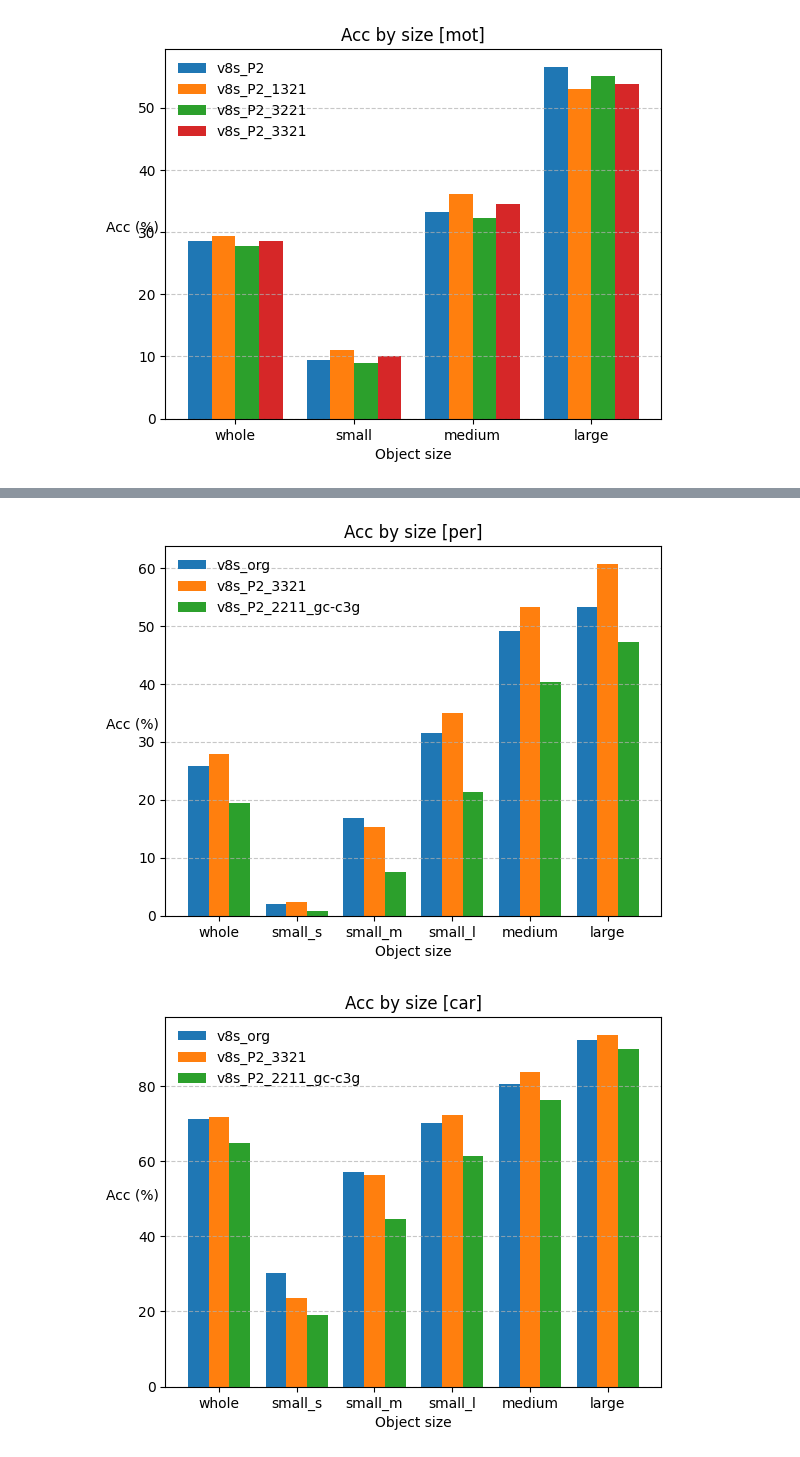
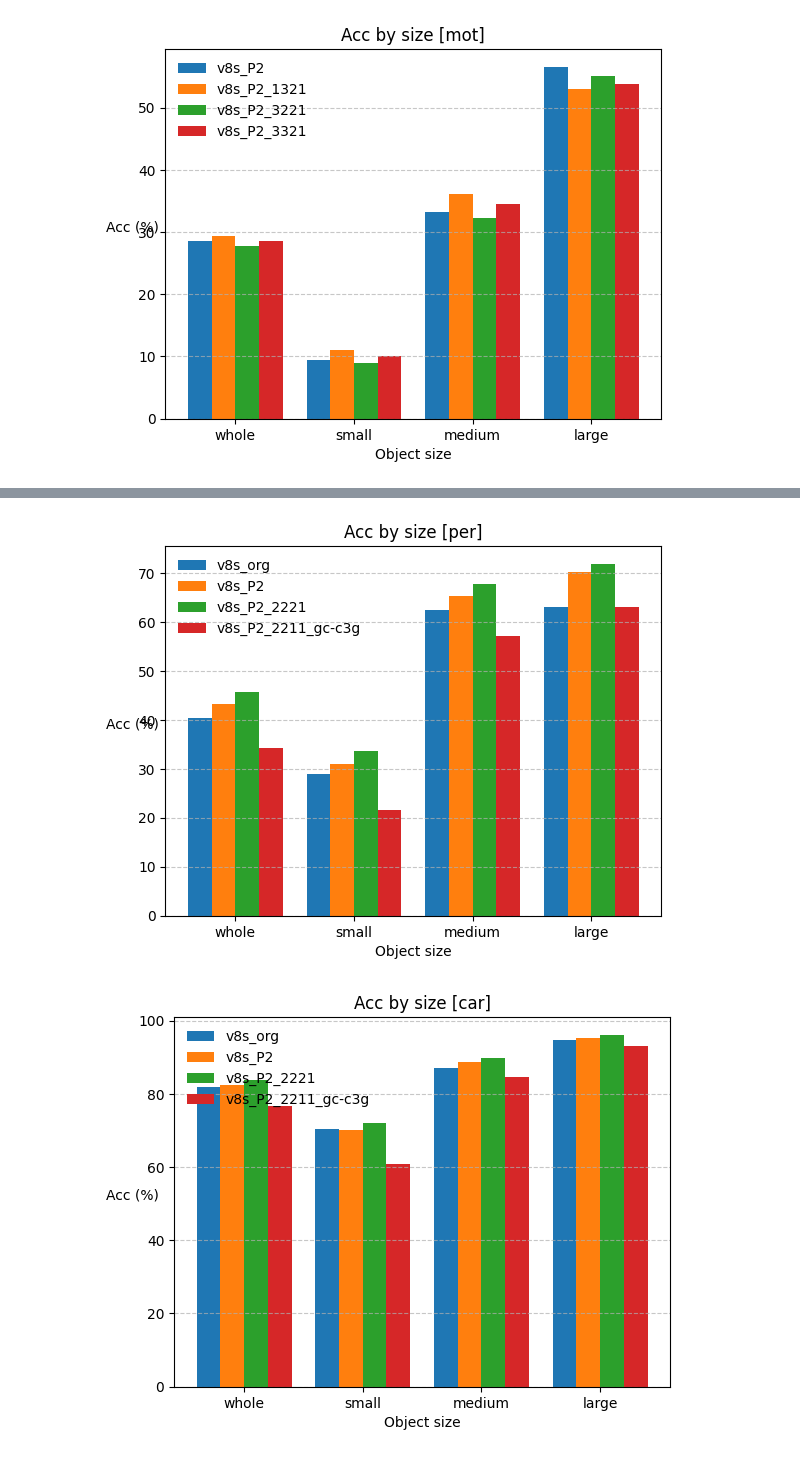
Before and after one commit to Lee-chan-hyeok/Nextchip_Autonomous_Driving_Contest, a Jupyter notebook: analysing/bbox/df_analysys_ino.ipynb, the cells around one changed output, grey strips where cells are left out. Cells and saved outputs as stored; diff of their text form; code cells hidden in the pictures.

```diff
--- a/analysing/bbox/df_analysys_ino.ipynb
+++ b/analysing/bbox/df_analysys_ino.ipynb
@@ -34,12 +50,12 @@ method_graph.size_acc_graph_by_csv_list(csv_list, obj_num= 4, conf= 0.5)
 # %%
 csv_list = [
         '1.4_P2_Bt/v8s_org_tv',
-        # '1.4_P2_Bt/v8s_P2_2221_tv',
-        # '1.4_P2_Bt/v8s_P2_3321_tv',
+        '1.4_P2_Bt/v8s_P2_tv',
+        '1.4_P2_Bt/v8s_P2_2221_tv',
+        # 'final/v8s_P2_2221_gc-c3g_tv',
         'final/v8s_P2_2211_gc-c3g_tv',
-        # 'final/v8s_P2_2221_gc-c3g_tv',
             ]
 
 # method_graph.acc_graph_by_csv_list(csv_list)
-method_graph.size_acc_graph_by_csv_list(csv_list, obj_num= 6, conf= 0.5)
+method_graph.size_acc_graph_by_csv_list(csv_list, obj_num= 4, conf= 0.25)
 # %% [output]
@@ -47,2 +63,2 @@ method_graph.size_acc_graph_by_csv_list(csv_list, obj_num= 6, conf= 0.5)
-[figure, old version]
+[figure, new version]
-[figure, old version]
+[figure, new version]
```
Also changed, not shown: parts of 2 cells of this notebook, 21 other files.
